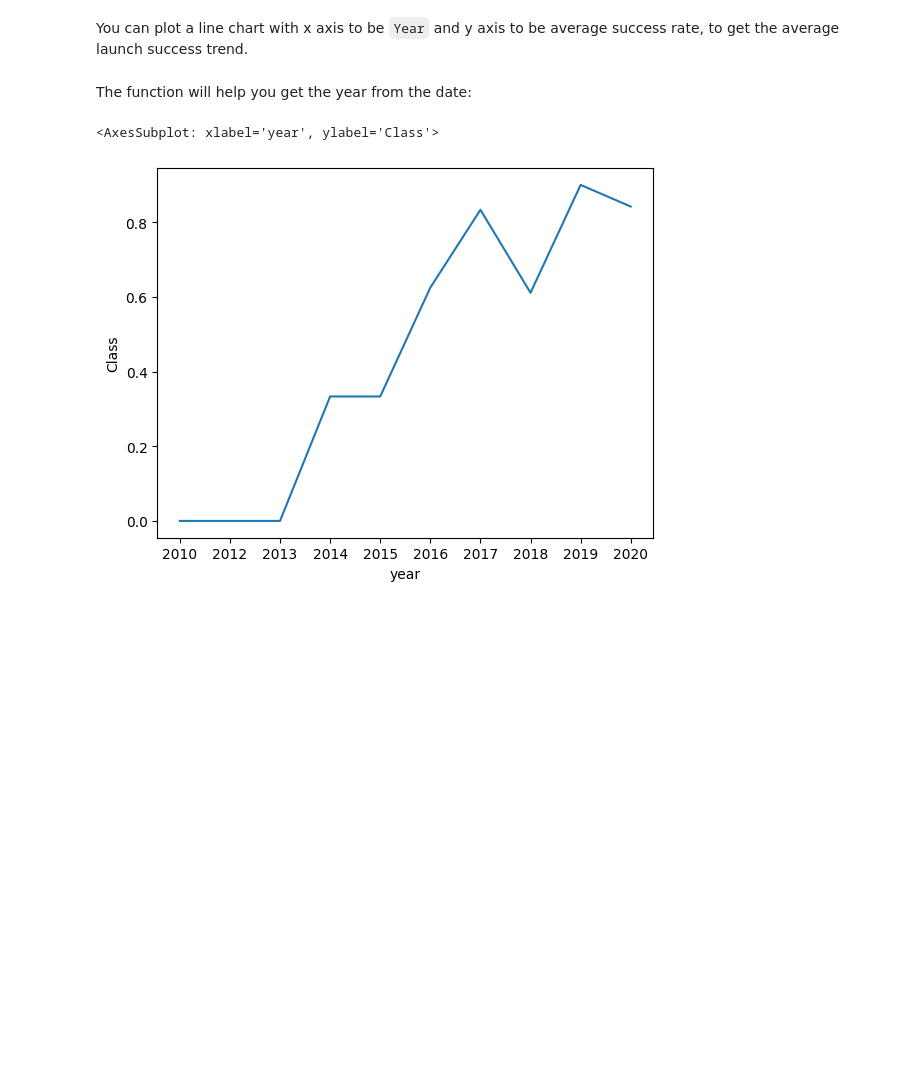
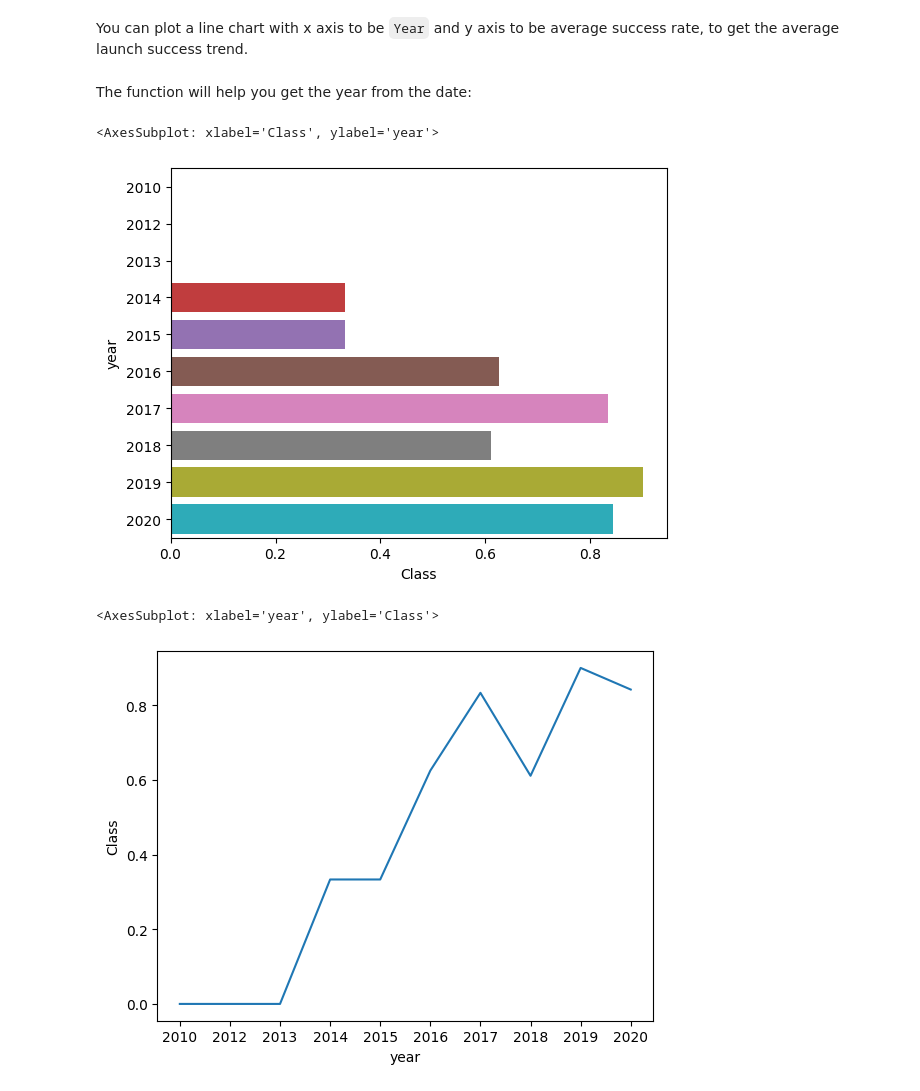
Before and after one commit to Darkoo8/Spacex, a Jupyter notebook: jupyter-labs-eda-dataviz.ipynb, the cells around one changed output. Cells and saved outputs as stored; diff of their text form; code cells hidden in the pictures; blank space fills up the shorter version.

```diff
--- a/jupyter-labs-eda-dataviz.ipynb
+++ b/jupyter-labs-eda-dataviz.ipynb
@@ -165,6 +165,11 @@ Extract_year(1)
 df['year']=year
 df3=df.groupby('year').mean()
 df3.reset_index(inplace=True)
+# %%
+sns.barplot(y='year',x='Class',data=df3)
+# %% [output]
+<AxesSubplot: xlabel='Class', ylabel='year'>
+[figure, added]
 # %%
 # Plot a line chart with x axis to be the extracted year and y axis to be the success rate
 sns.lineplot(x='year',y='Class',data=df3)
```
Also changed, not shown: parts of 2 cells of this notebook.
